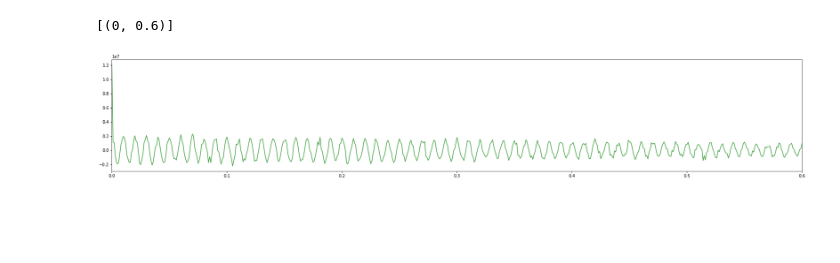
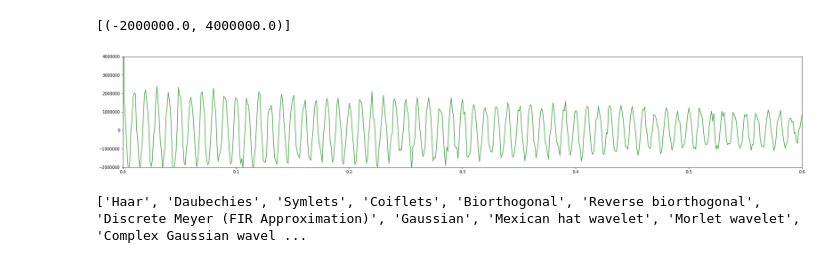
Before and after one commit to SGRGit/gwOsc, a Jupyter notebook: SignalProcUsingML.ipynb, the cells around one changed output. Cells and saved outputs as stored; diff of their text form; code cells hidden in the pictures; blank space fills up the shorter version.

```diff
--- a/SignalProcUsingML.ipynb
+++ b/SignalProcUsingML.ipynb
@@ -83,21 +86,27 @@ axft1.plot(f_values, psd_values, 'g' , alpha=0.75)
 # %%
 def autocorr(x):
     result = np.correlate(x, x, mode='full')
     return result[len(result)//2:]
 
 def get_autocorr_values(y_values, T, N, f_s):
     autocorr_values = autocorr(y_values)
     x_values = np.array([T * jj for jj in range(0, N)])
     return x_values, autocorr_values
 
 
 t_values, autocorr_values = get_autocorr_values(xn, 0.01, 1000, fs)
 
 ft, (axft1) = plt.subplots(1, 1)
 ft.set_figwidth(30)
 ft.set_figheight(5)
 axft1.plot(t_value, autocorr_values, 'g' , alpha=0.75)
 axft1.axes.set(xlim = (0, 0.6))
+axft1.axes.set(ylim = (-0.2e7, 0.4e7))
 # %% [output]
-[(0, 0.6)]
+[(-2000000.0, 4000000.0)]
-[figure, old version]
+[figure, new version]
+# %%
+import pywt
+print(pywt.families(short=False))
+# %% [output]
+['Haar', 'Daubechies', 'Symlets', 'Coiflets', 'Biorthogonal', 'Reverse biorthogonal', 'Discrete Meyer (FIR Approximation)', 'Gaussian', 'Mexican hat wavelet', 'Morlet wavelet', 'Complex Gaussian wavel ...
```
Also changed, not shown: parts of 6 cells of this notebook.
